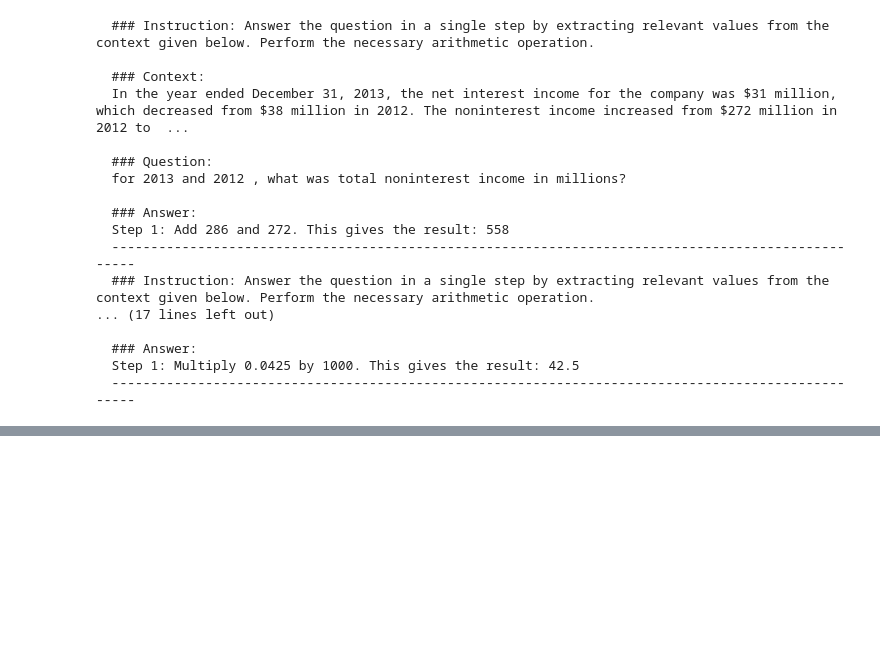
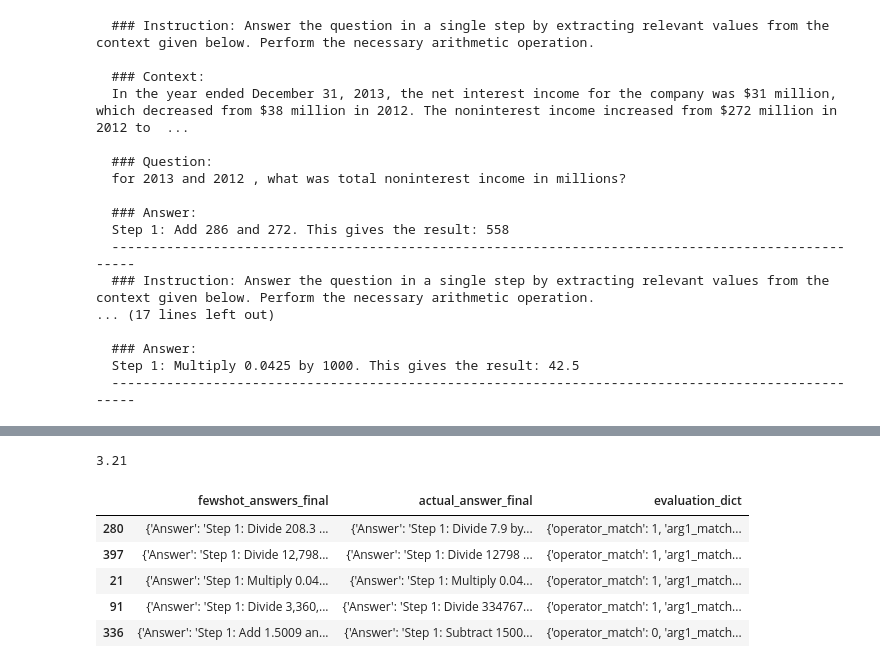
Before and after one commit to Abhi23run/CSE8803_DLT_Project, a Jupyter notebook: CodeBase/DLT_Project_Pipeline.ipynb, the cells around one changed output, grey strips where cells are left out. Drawn from its saved outputs; the diff is of its cells as text; code cells hidden in the pictures; blank space fills up the shorter version.

```diff
--- a/CodeBase/DLT_Project_Pipeline.ipynb
+++ b/CodeBase/DLT_Project_Pipeline.ipynb
@@ -593,0 +699,43 @@ print(prompt)
+# %%
+rounded_ans = round(float(computed_ans.strip()),2)
+# %%
+rounded_ans
+# %% [output]
+3.21
+# %%
+def evaluation(actual_ans, model_ans):
+  '''
+  actual_ans, model_ans: dict of answer components (operation, arguments, result)
+  '''
+  if actual_ans is None or model_ans is None:
+    return None
+  operator_match = int(actual_ans['Operation'] == model_ans['Operation'])
+  arg1_match = int(actual_ans['argument_1'] == model_ans['argument_1'])
+  arg2_match = int(actual_ans['argument_2'] == model_ans['argument_2'])
+  result_match = int(actual_ans['result'] == model_ans['result'])
+  result_deviation = int(abs(actual_ans['result'] - model_ans['result']))
+
+  reverse_arg_match = int((actual_ans['argument_1'] == model_ans['argument_2'])&(actual_ans['argument_2'] == model_ans['argument_1']))
+
+  ##Computing the answer based on model's returned argument and operator
+  value_to_compute= str(model_ans['argument_1'])+(ops_dict[model_ans['Operation']])+ str(model_ans['argument_2'])
+  computed_ans = python_repl.run(f"print({value_to_compute})")
+  rounded_ans = round(float(computed_ans.strip()),2)
+  computed_result_deviation = abs(actual_ans['result'] - rounded_ans)
+
+  evaluation_dict = ['operator_match','arg1_match','arg2_match','result_match','result_deviation','model_program_ans','computed_result_deviation','reverse_arg_match']
+  evaluation_dict = {k:v for k,v in zip(evaluation_dict, [operator_match, arg1_match, arg2_match, result_match, result_deviation,rounded_ans, computed_result_deviation,reverse_arg_match])}
+  return evaluation_dict
+# %%
+df_train_subset['evaluation_dict'] = df_train_subset.progress_apply(lambda x: evaluation(x['actual_answer_final'], x['fewshot_answers_final']), axis=1)
+# %%
+samples_5 = df_train_subset[df_train_subset['evaluation_dict'].notna()].sample(5, random_state=0)
+# %%
+samples_5[['fewshot_answers_final','actual_answer_final','evaluation_dict']]
+# %% [output]
+|  | fewshot_answers_final | actual_answer_final | evaluation_dict |
+| 280 | {'Answer': 'Step 1: Divide 208.3 ... | {'Answer': 'Step 1: Divide 7.9 by... | {'operator_match': 1, 'arg1_match... |
+| 397 | {'Answer': 'Step 1: Divide 12,798... | {'Answer': 'Step 1: Divide 12798 ... | {'operator_match': 1, 'arg1_match... |
+| 21 | {'Answer': 'Step 1: Multiply 0.04... | {'Answer': 'Step 1: Multiply 0.04... | {'operator_match': 1, 'arg1_match... |
+| 91 | {'Answer': 'Step 1: Divide 3,360,... | {'Answer': 'Step 1: Divide 334767... | {'operator_match': 1, 'arg1_match... |
+| 336 | {'Answer': 'Step 1: Add 1.5009 an... | {'Answer': 'Step 1: Subtract 1500... | {'operator_match': 0, 'arg1_match... |
```
Also changed, not shown: parts of 32 cells of this notebook.
